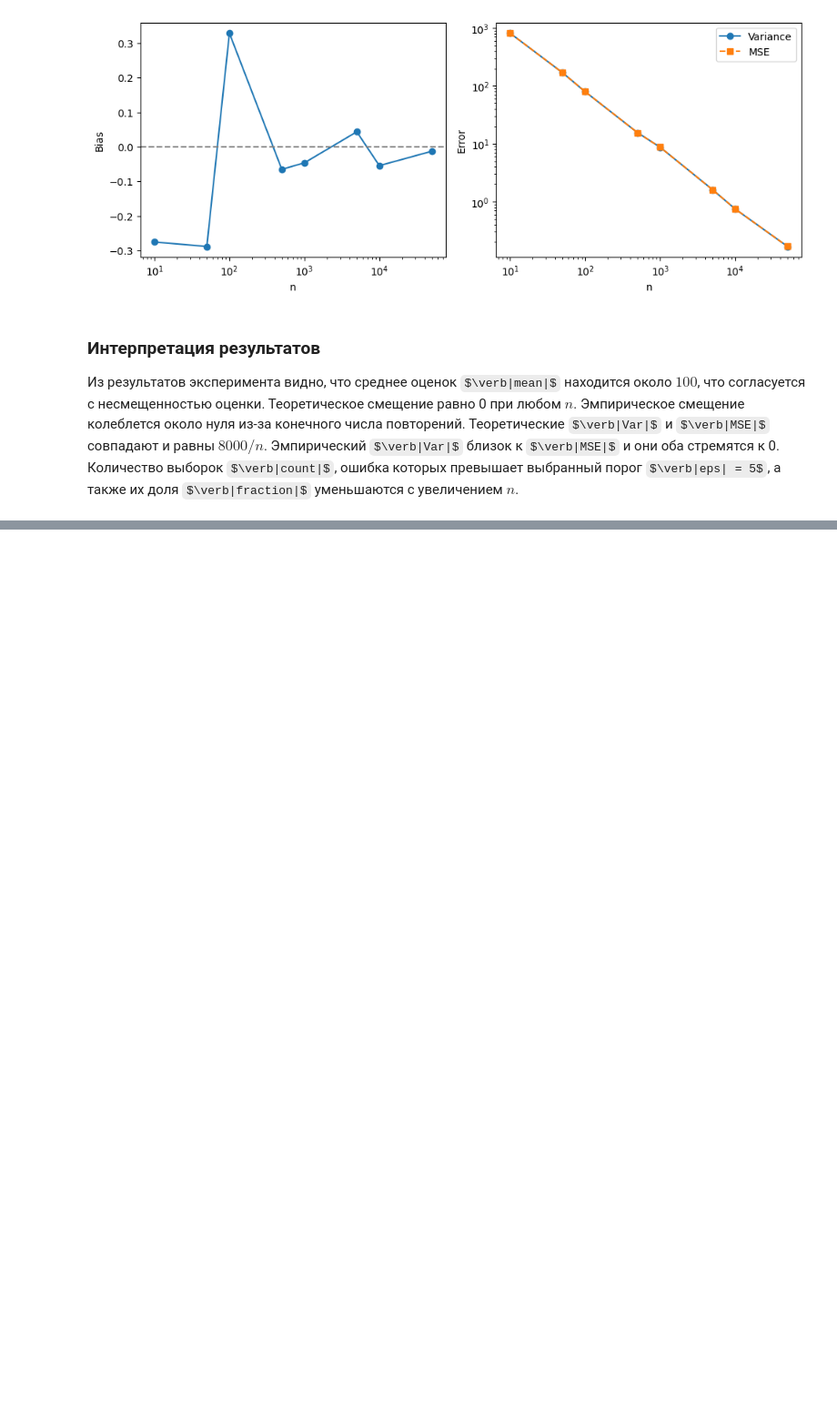
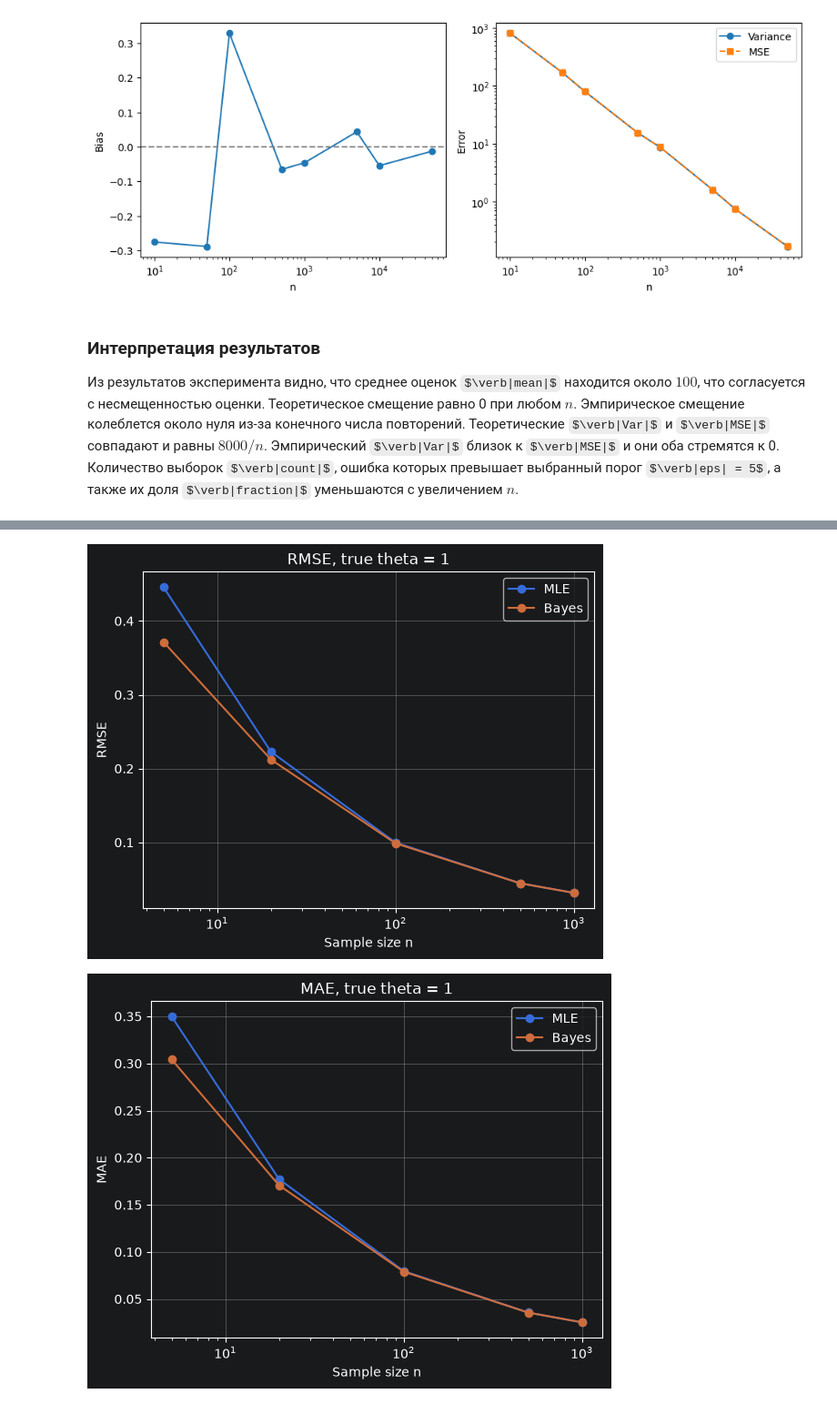
Before and after one commit to imcelery/matstat_lab_2_team_vlasov_mushnikov-, a Jupyter notebook: lab2.ipynb, the cells around one changed output, grey strips where cells are left out. Shown at 91% size. Saved outputs shown, nothing was run; the diff lists cells and outputs as text; code cells hidden in the pictures; some formulas as TeX source; blank space fills up the shorter version.

```diff
--- a/lab2.ipynb
+++ b/lab2.ipynb
@@ -85,0 +359,49 @@ plt.show()
+# %%
+import numpy as np
+import matplotlib.pyplot as plt
+import scipy
+
+rng = np.random.default_rng(67676767)
+
+ns = [5, 20, 100, 500, 1000]
+repeats = 100_000
+
+for theta in [1, 5]:
+    rmse_mle, rmse_bayes = [], []
+    mae_mle, mae_bayes = [], []
+
+    for n in ns:
+        X = rng.poisson(theta, size=(repeats, n))
+        S = np.sum(X, axis=1)
+
+        # оценка максимального правдоподобия
+        mle = S / n
+
+        # байесовская оценка квадратичной ошибки
+        bayes_sq = (S + 1) / (n + 1)
+
+        # байесовская оценка  абсолютной ошибки
+        bayes_abs = scipy.stats.gamma.ppf( 0.5, a=S + 1, scale=1 / (n + 1))
+
+        rmse_mle.append(np.sqrt(np.mean((mle - theta)**2)))
+        rmse_bayes.append(np.sqrt(np.mean((bayes_sq - theta)**2)))
+
+        mae_mle.append(np.mean(np.abs(mle - theta)))
+        mae_bayes.append(np.mean(np.abs(bayes_abs - theta)))
+
+    for metric, mle_errors, bayes_errors in [
+        ("RMSE", rmse_mle, rmse_bayes),
+        ("MAE", mae_mle, mae_bayes),]:
+        plt.figure()
+        plt.plot(ns, mle_errors, "o-", label="MLE")
+        plt.plot(ns, bayes_errors, "o-", label="Bayes")
+        plt.xlabel("Sample size n")
+        plt.ylabel(metric)
+        plt.title(f"{metric}, true theta = {theta}")
+        plt.xscale("log")
+        plt.grid(True)
+        plt.legend()
+        plt.show()
+# %% [output]
+[figure, added]
+[figure, added]
```
Also changed, not shown: parts of 3 cells of this notebook.
